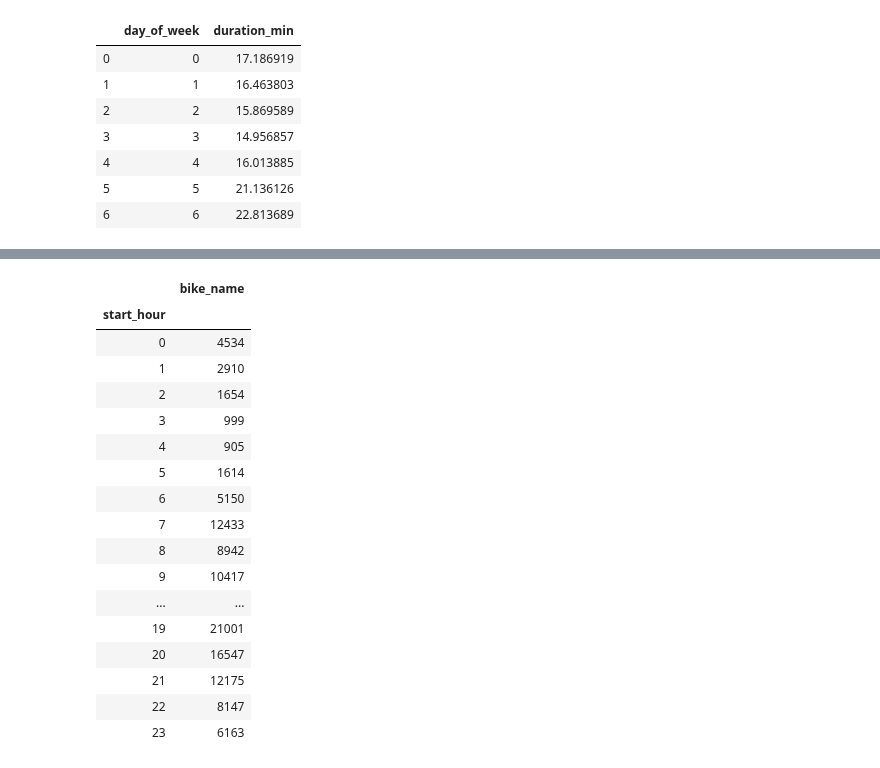
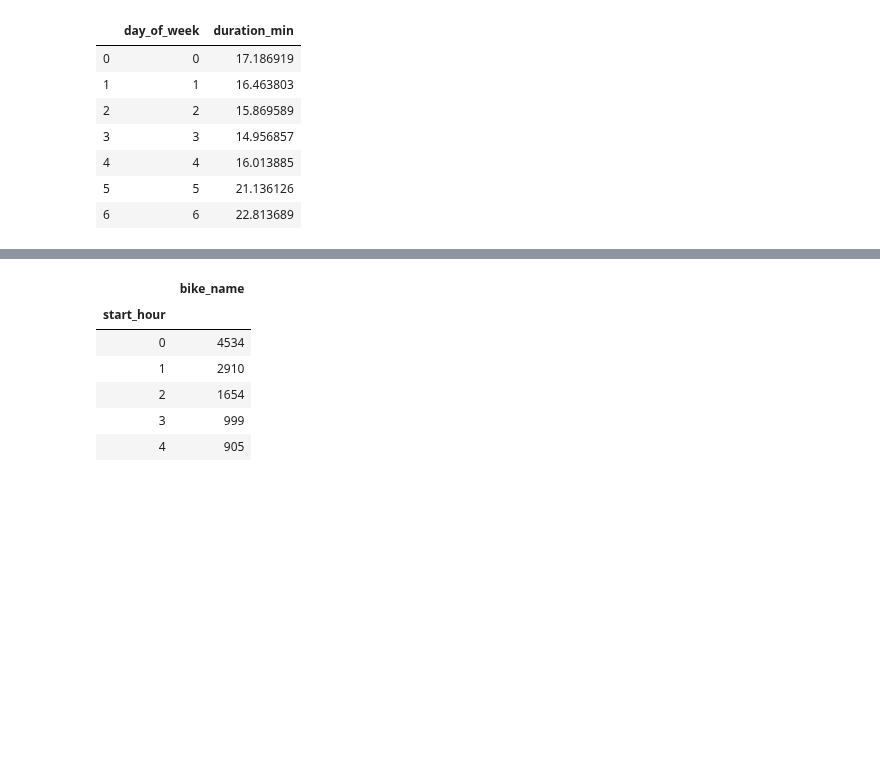
Before and after one commit to KGorczyca/City_bike_Lublin, a Jupyter notebook: PROJECT PART 4 (COMPARISON AND COCLUSIONS).ipynb, the cells around one changed output, grey strips where cells are left out. Cells and saved outputs as stored; diff of their text form; code cells hidden in the pictures; blank space fills up the shorter version.

```diff
--- a/PROJECT PART 4 (COMPARISON AND COCLUSIONS).ipynb
+++ b/PROJECT PART 4 (COMPARISON AND COCLUSIONS).ipynb
@@ -361,28 +338,17 @@ df.plot(y = ['2016','2017'],kind='bar',rot=360, figsize = (10,7),title = 'Averag
 # %%
 #Create a plot for average number of rents per hour
 
 ave_rent_per_h_16= c_b16.groupby(['start_hour']).agg({'bike_name':'count'})
 
-ave_rent_per_h_16
+ave_rent_per_h_16.head()
 # %% [output]
 |  | bike_name |
 | start_hour |  |
 | 0 | 4534 |
 | 1 | 2910 |
 | 2 | 1654 |
 | 3 | 999 |
 | 4 | 905 |
-| 5 | 1614 |
-| 6 | 5150 |
-| 7 | 12433 |
-| 8 | 8942 |
-| 9 | 10417 |
-| ... | ... |
-| 19 | 21001 |
-| 20 | 16547 |
-| 21 | 12175 |
-| 22 | 8147 |
-| 23 | 6163 |
 # %%
 ave_rent_per_h_17= c_b17.groupby(['start_hour']).agg({'bike_name':'count'})
 
```
Also changed, not shown: parts of 20 cells of this notebook.
